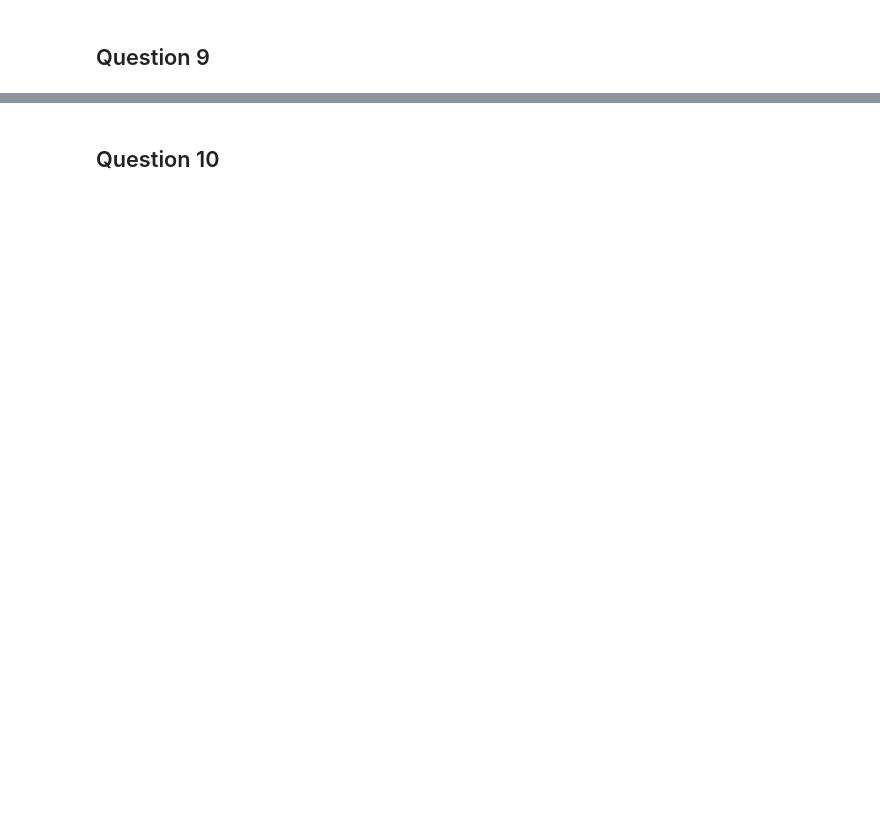
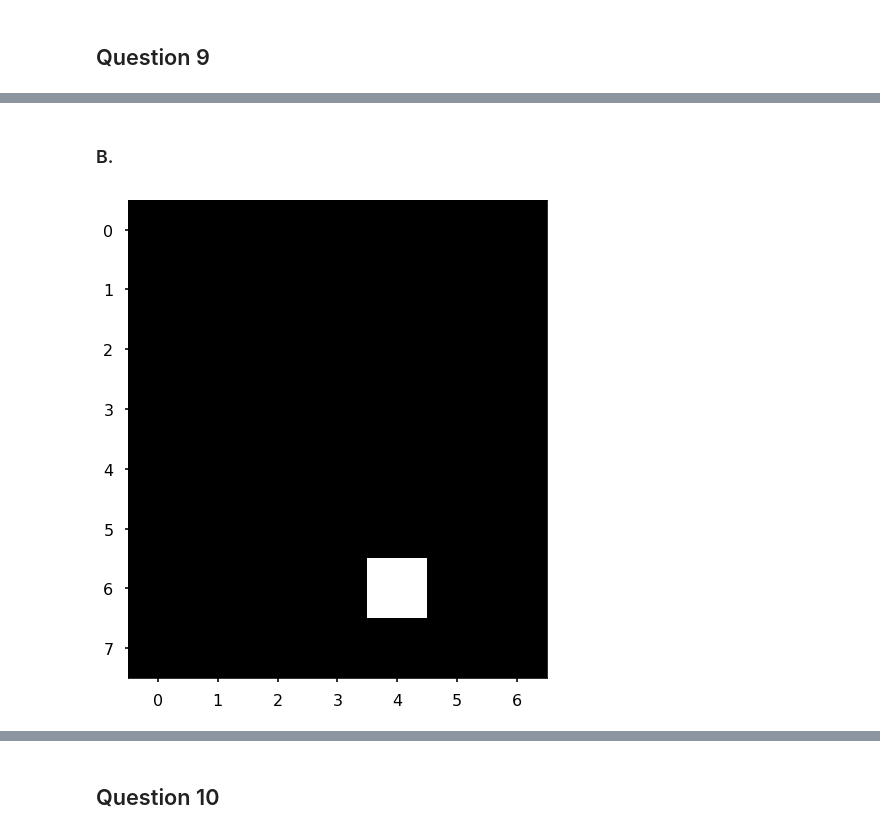
Before and after one commit to jnowaczek/ImageProcessing, a Jupyter notebook: Final project.ipynb, the cells around one changed output, grey strips where cells are left out. Saved outputs shown, nothing was run; the diff lists cells and outputs as text; code cells hidden in the pictures; blank space fills up the shorter version.

```diff
--- a/Final project.ipynb
+++ b/Final project.ipynb
@@ -67,0 +159,7 @@ Systems for the display of color may be split into two distinct halves, additive
+# %% [markdown]
+### B.
+# %%
+plt.imshow(morphology.binary_erosion(given_image, se))
+plt.show()
+# %% [output]
+[figure, added]
```
Also changed, not shown: parts of 55 cells of this notebook.
